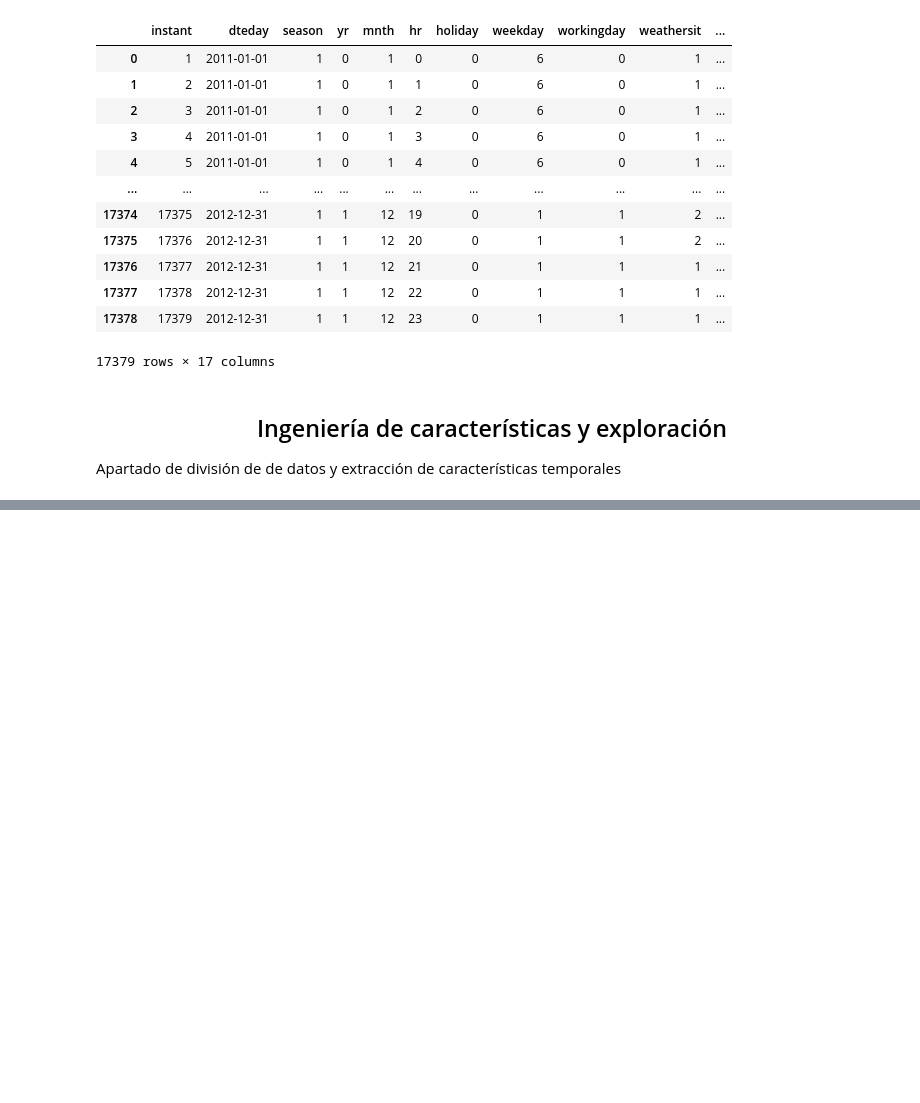
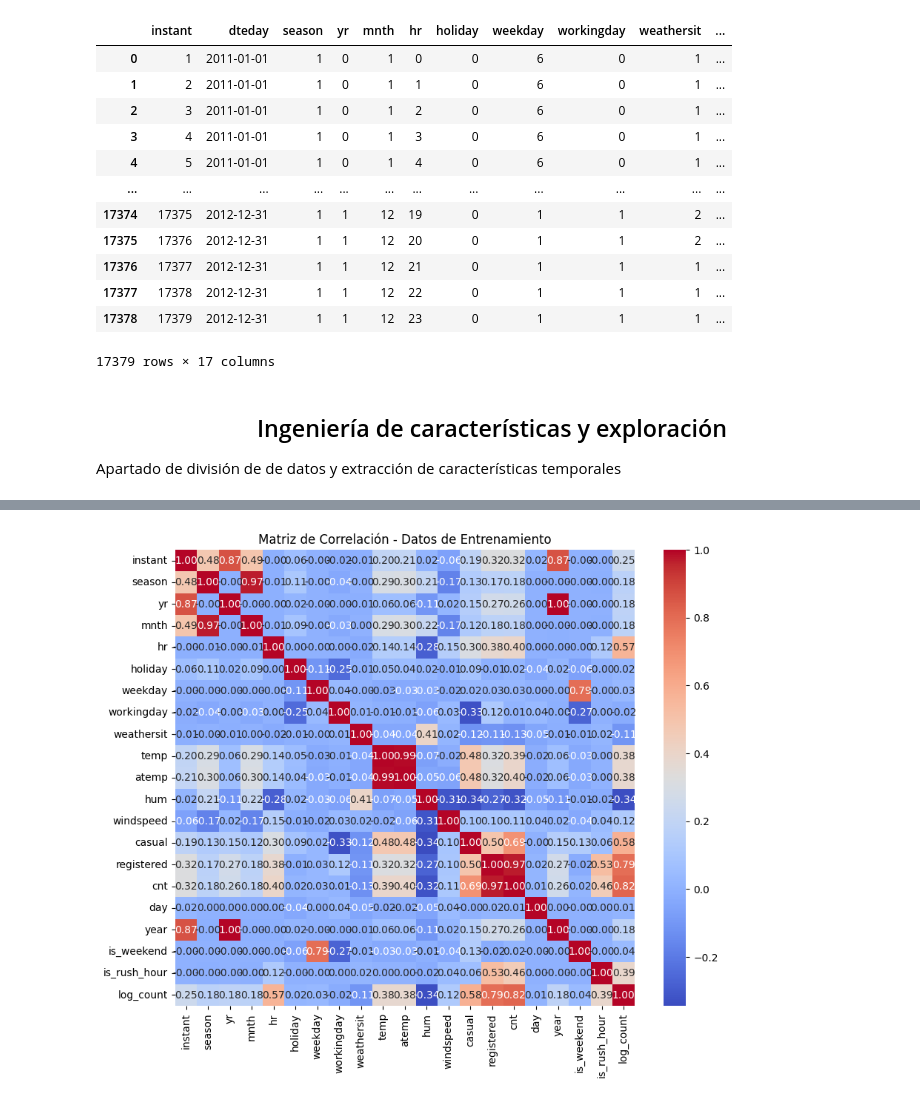
Before and after one commit to Inncubux/Taller1Data, a Jupyter notebook: AxelMondaca_SebastianHernandez.ipynb, the cells around one changed output, grey strips where cells are left out. Drawn from its saved outputs; the diff is of its cells as text; code cells hidden in the pictures; blank space fills up the shorter version.

```diff
--- a/AxelMondaca_SebastianHernandez.ipynb
+++ b/AxelMondaca_SebastianHernandez.ipynb
@@ -74,0 +97,8 @@ Sizes: 8026 17379 5345
+# %%
+plt.figure(figsize=(10,8))
+numeric_cols = train.select_dtypes(include=['number']).columns
+sns.heatmap(train[numeric_cols].corr(), annot=True, fmt=".2f", cmap='coolwarm')
+plt.title('Matriz de Correlación - Datos de Entrenamiento')
+plt.show()
+# %% [output]
+[figure, added]
```
Also changed, not shown: parts of 34 cells of this notebook.
